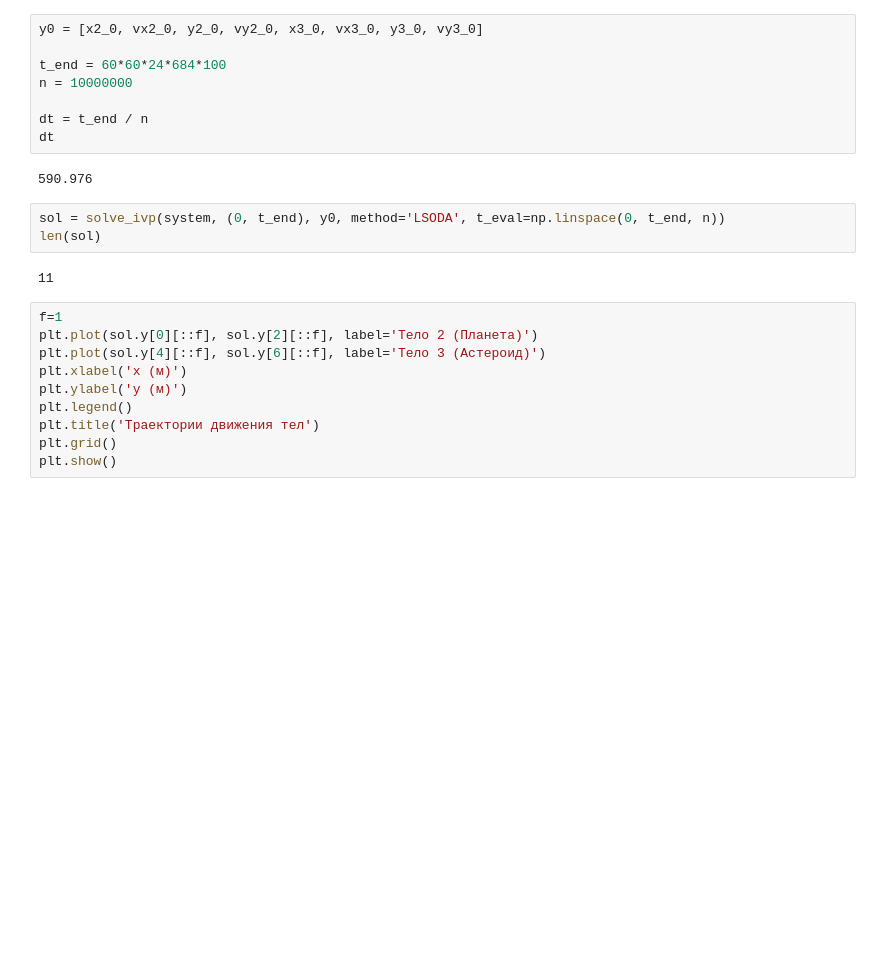
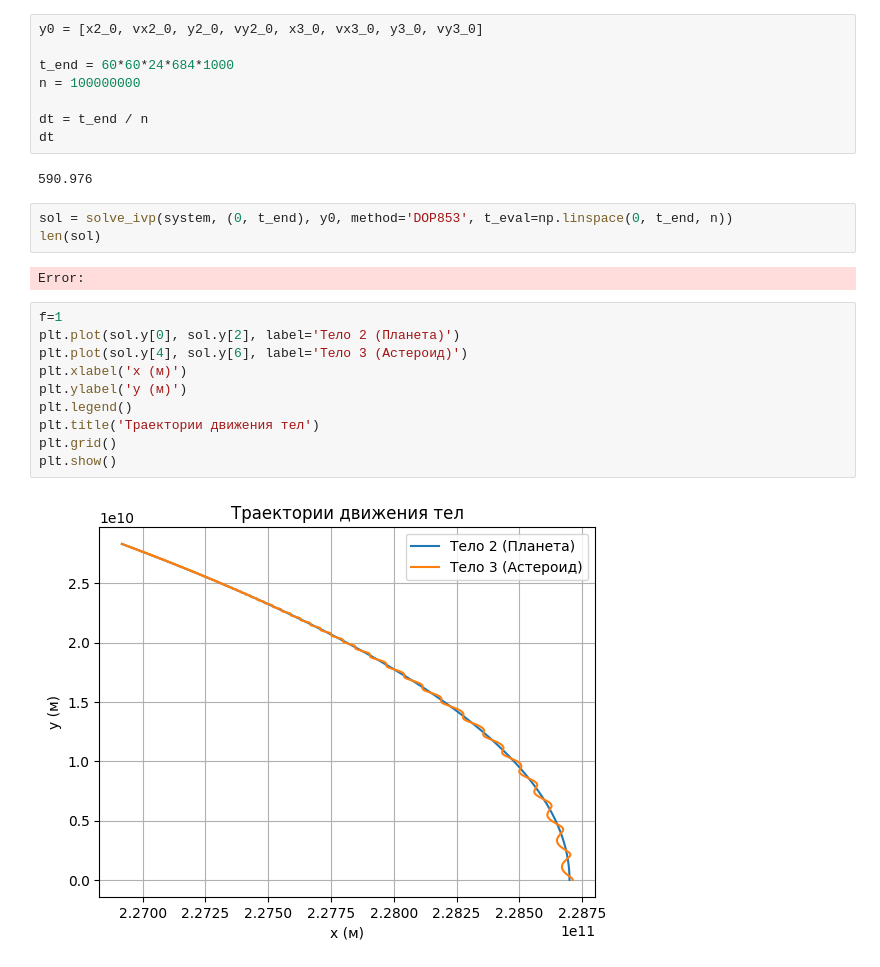
Before and after one commit to Mis-prog/matmod-7sem, a Jupyter notebook: labs/lab1/misha/lab1.ipynb, the cells around one changed output. Saved outputs shown, nothing was run; the diff lists cells and outputs as text; blank space fills up the shorter version.

```diff
--- a/labs/lab1/misha/lab1.ipynb
+++ b/labs/lab1/misha/lab1.ipynb
@@ -66,25 +66,27 @@ def system(t, y):
 # %%
 y0 = [x2_0, vx2_0, y2_0, vy2_0, x3_0, vx3_0, y3_0, vy3_0]
 
-t_end = 60*60*24*684*100
-n = 10000000
+t_end = 60*60*24*684*1000
+n = 100000000
 
 dt = t_end / n
 dt
 # %% [output]
 590.976
 # %%
-sol = solve_ivp(system, (0, t_end), y0, method='LSODA', t_eval=np.linspace(0, t_end, n))
+sol = solve_ivp(system, (0, t_end), y0, method='DOP853', t_eval=np.linspace(0, t_end, n))
 len(sol)
 # %% [output]
-11
+Error:
 # %%
 f=1
-plt.plot(sol.y[0][::f], sol.y[2][::f], label='Тело 2 (Планета)')
-plt.plot(sol.y[4][::f], sol.y[6][::f], label='Тело 3 (Астероид)')
+plt.plot(sol.y[0], sol.y[2], label='Тело 2 (Планета)')
+plt.plot(sol.y[4], sol.y[6], label='Тело 3 (Астероид)')
 plt.xlabel('x (м)')
 plt.ylabel('y (м)')
 plt.legend()
 plt.title('Траектории движения тел')
 plt.grid()
 plt.show()
+# %% [output]
+[figure, added]
```
Also changed, not shown: parts of 1 cell of this notebook, 1 other file.
